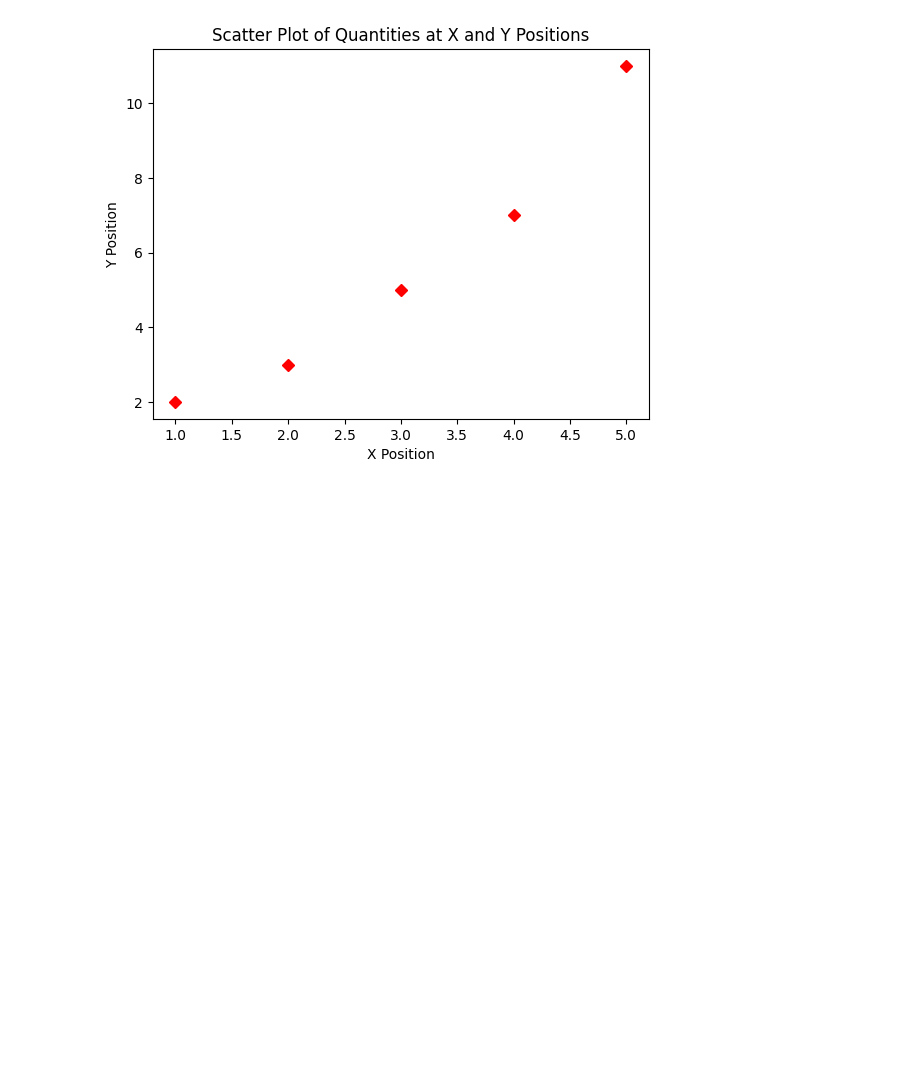
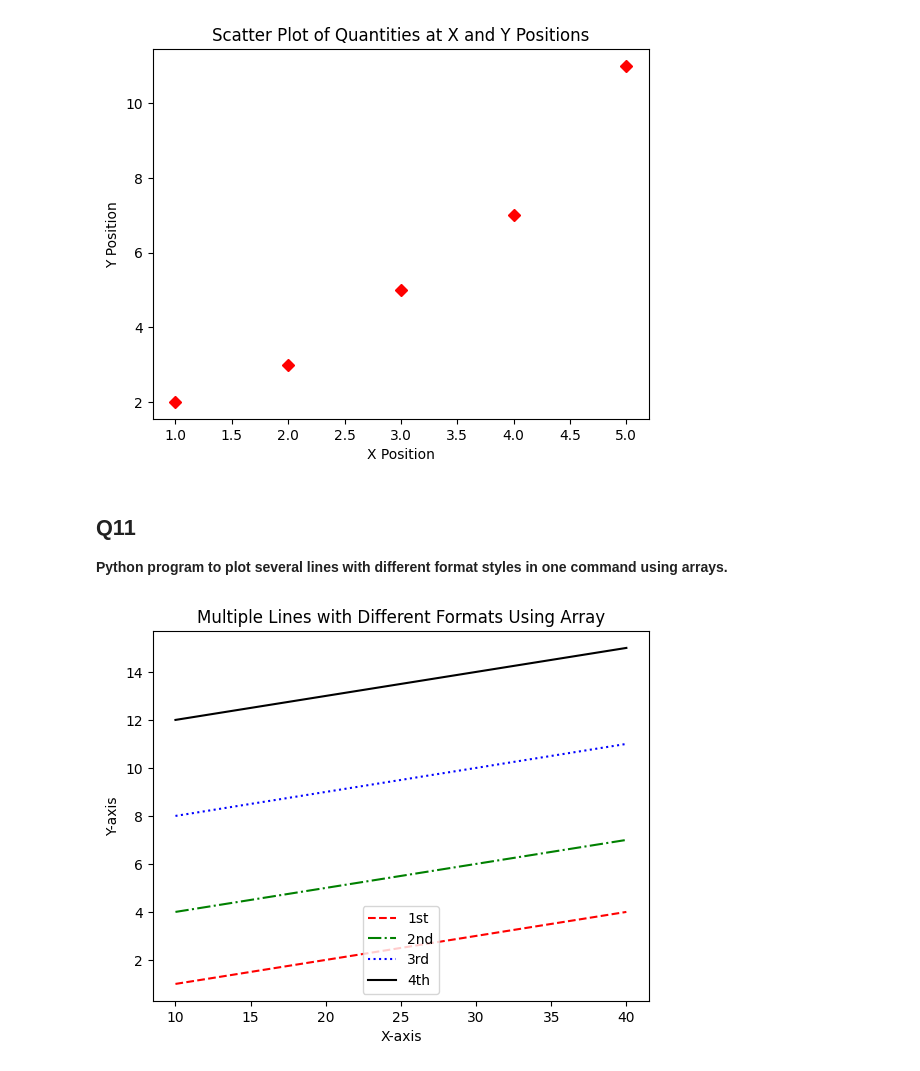
Before and after one commit to ayush-prajapati01/Python-Libraries, a Jupyter notebook: Matplotlib_Programs/matplotlib_programs.ipynb, the cells around one changed output. Drawn from its saved outputs; the diff is of its cells as text; code cells hidden in the pictures; blank space fills up the shorter version.

Commit message:
[Ayush] Add: Python program to plot several lines with different format styles in one command using arrays.

```diff
--- a/Matplotlib_Programs/matplotlib_programs.ipynb
+++ b/Matplotlib_Programs/matplotlib_programs.ipynb
@@ -345,3 +345,33 @@ if __name__ == "__main__":
     main()
 # %% [output]
 [figure]
+# %% [markdown]
+## Q11
+**Python program to plot several lines with different format styles in one command using arrays.**
+# %%
+def main():
+    x = [10,20,30,40]
+
+    y1 = [1,2,3,4]
+    y2 = [4,5,6,7]
+    y3 = [8,9,10,11]
+    y4 = [12,13,14,15]
+
+    formats = ['r--', 'g-.', 'b:', 'k-']
+    ys = [y1, y2, y3, y4]
+
+    for y, fmt in zip(ys, formats):
+        plt.plot(x, y, fmt)
+
+
+    plt.title('Multiple Lines with Different Formats Using Array')
+    plt.xlabel('X-axis')
+    plt.ylabel('Y-axis')
+    plt.legend(['1st', '2nd', '3rd', '4th'])
+    plt.show()
+
+
+if __name__ == "__main__":
+    main()
+# %% [output]
+[figure, added]
```
